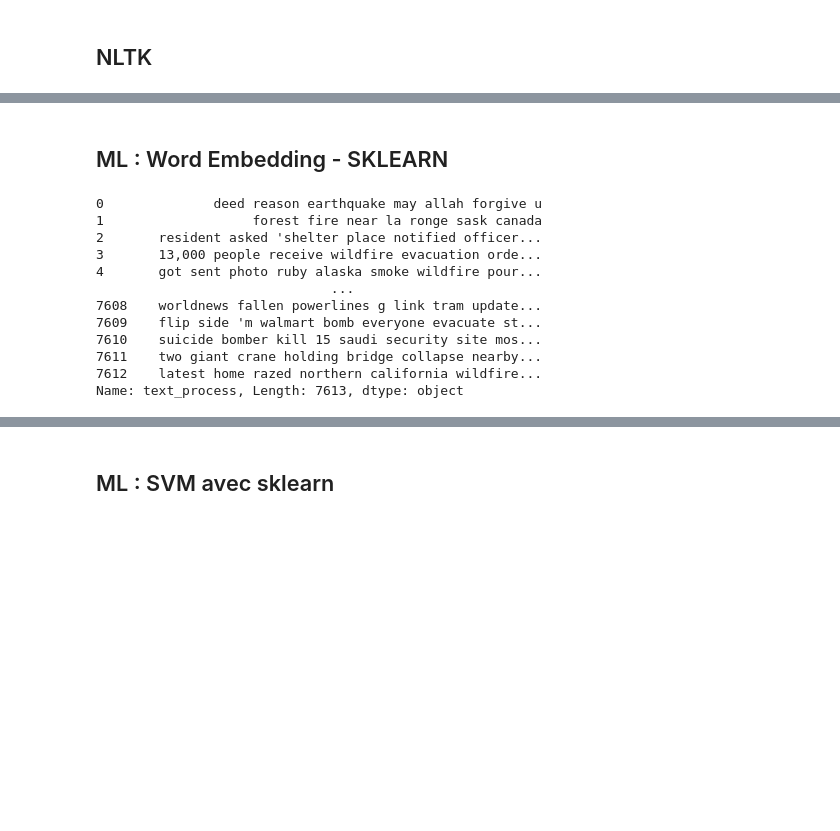
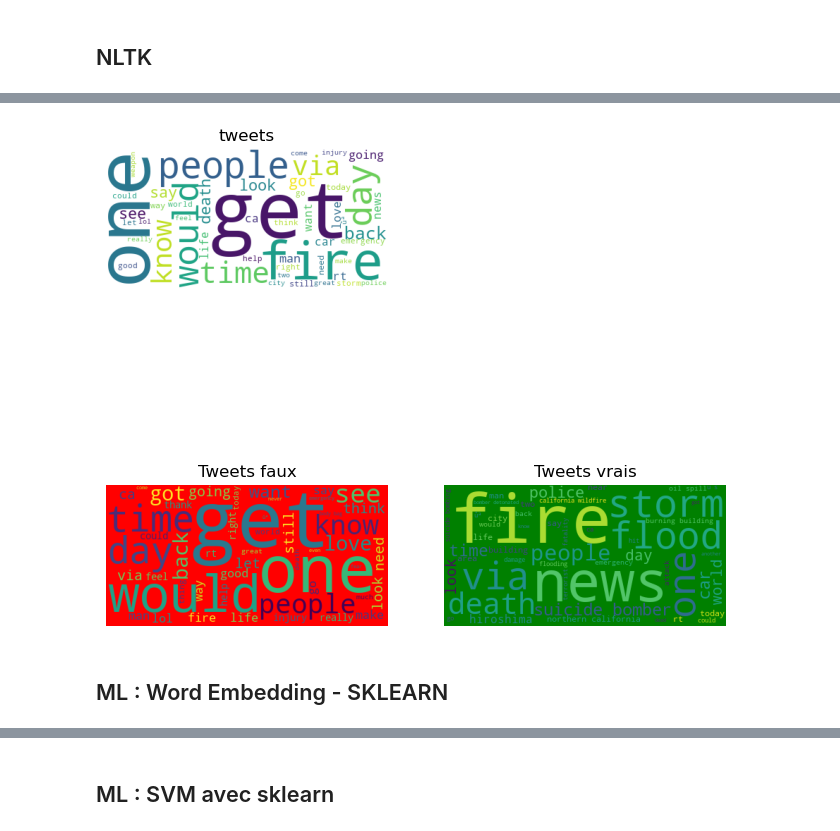
Before and after one commit to brusadelli-luca/disaster_tweets, a Jupyter notebook: disaster_tweets_ML.ipynb, the cells around one changed output, grey strips where cells are left out. Drawn from its saved outputs; the diff is of its cells as text; code cells hidden in the pictures; blank space fills up the shorter version.

```diff
--- a/disaster_tweets_ML.ipynb
+++ b/disaster_tweets_ML.ipynb
@@ -126,12 +126,21 @@ def text_processing(text):
     tokens = [word for word in tokens if word not in stop_words]
 
     # Supprimer les stop-words BIS
-    tokens = [word for word in tokens if word != "http"]
+    tokens = [word for word in tokens if word[0:4] != "http"]
     tokens = [word for word in tokens if word[0:7] != "//t.co/"]
 
 
     # Appliquer la lemmatisation à tous les tokens
     tokens = [lemmatizer.lemmatize(word) for word in tokens]
+
+    tokens = [word for word in tokens if len(word) > 1]
+    tokens = [word for word in tokens if word[0] != "'"]
+    tokens = [word for word in tokens if word != "n't"]
+    tokens = [word for word in tokens if word != "amp"]
+
+    tokens = [word for word in tokens if word[0:len("\x89")] != "\x89"]
+    tokens = [word for word in tokens if word[0:len("Û_")] != "Û_"]
+    tokens = [word for word in tokens if word[0:len("Û")] != "Û"]
 
     tokens = ' '.join(tokens)
 
@@ -165,0 +157,4 @@ df2.text_process[7600]
+# %%
+text_process = [txt for txt in df2.text_process]
+text_process_0 = [txt for txt in df2.text_process[df.target == 0]]
+text_process_1 = [txt for txt in df2.text_process[df.target == 1]]
@@ -165,0 +163,4 @@ df2.text_process[7600]
+# %%
+my_lst_str = ' '.join(map(str, text_process))
+my_lst_str_0 = ' '.join(map(str, text_process_0))
+my_lst_str_1 = ' '.join(map(str, text_process_1))
@@ -165,0 +171,31 @@ df2.text_process[7600]
+# %%
+plt.figure(figsize=(8, 8))
+
+plt.subplot(2, 2, 1)
+
+wordcloud = WordCloud(background_color = 'white', stopwords = ["Û_", "new", "like"] , max_words = 50).generate(my_lst_str)
+plt.imshow(wordcloud)
+
+plt.title('tweets')
+plt.axis("off")
+
+plt.subplot(2, 2, 3)
+
+wordcloud_0 = WordCloud(background_color = 'red', stopwords = ["Û_", "new", "like"] , max_words = 50).generate(my_lst_str_0)
+plt.imshow(wordcloud_0)
+
+plt.title('Tweets faux')
+plt.axis("off")
+
+
+plt.subplot(2, 2, 4)
+
+wordcloud_1 = WordCloud(background_color = 'green', stopwords = ["Û_", "new", "like"] , max_words = 50).generate(my_lst_str_1)
+plt.imshow(wordcloud_1)
+
+plt.title('Tweets vrais')
+plt.axis("off")
+
+plt.show()
+# %% [output]
+[figure, added]
@@ -170,15 +209,0 @@ X = df2['text_process']
-# %%
-X
-# %% [output]
-0              deed reason earthquake may allah forgive u
-1                   forest fire near la ronge sask canada
-2       resident asked 'shelter place notified officer...
-3       13,000 people receive wildfire evacuation orde...
-4       got sent photo ruby alaska smoke wildfire pour...
-                              ...
-7608    worldnews fallen powerlines g link tram update...
-7609    flip side 'm walmart bomb everyone evacuate st...
-7610    suicide bomber kill 15 saudi security site mos...
-7611    two giant crane holding bridge collapse nearby...
-7612    latest home razed northern california wildfire...
-Name: text_process, Length: 7613, dtype: object
```
Also changed, not shown: parts of 71 cells of this notebook.
